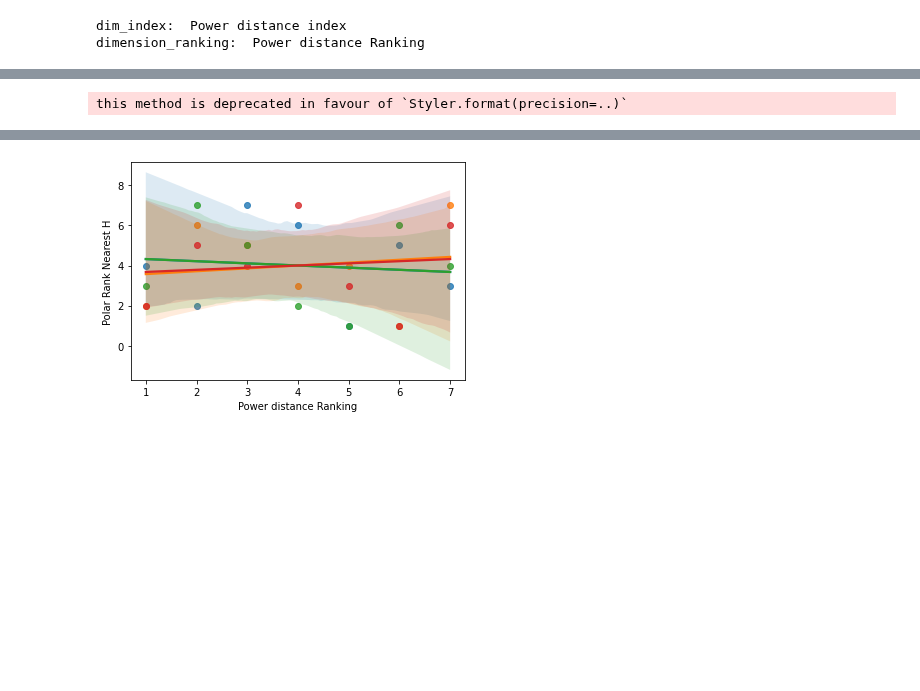
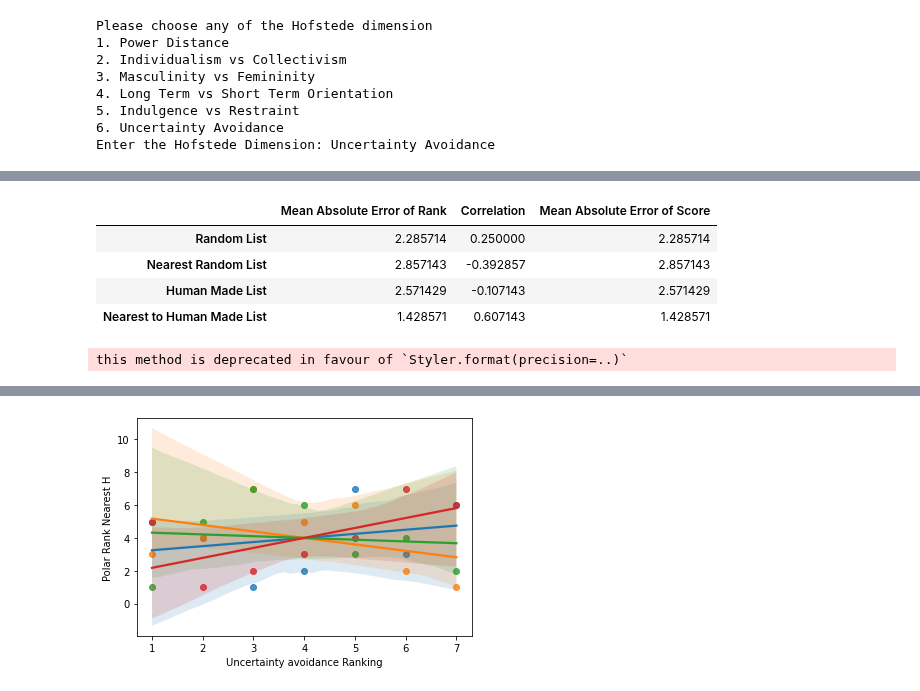
Before and after one commit to sreehari59/POLAR-WEBE, a Jupyter notebook: Hofstede_single_cell_execution.ipynb, the cells around one changed output, grey strips where cells are left out. Cells and saved outputs as stored; diff of their text form; code cells hidden in the pictures; blank space fills up the shorter version.

```diff
--- a/Hofstede_single_cell_execution.ipynb
+++ b/Hofstede_single_cell_execution.ipynb
@@ -168,13 +168,20 @@ list_uncertainity_avoidance = [('clarity','complexity'),('clear','ambiguous'),('
 nearest_human_list_uncertainity_avoidance = [('simplicity', 'complexities'), ('yet', 'vague'), ('particular', 'unclear'), ('homogeneity', 'diverse'), ('agreements', 'variations')]
 
 
+print("Please choose any of the Hofstede dimension")
+print("1. Power Distance")
+print("2. Individualism vs Collectivism")
+print("3. Masculinity vs Femininity")
+print("4. Long Term vs Short Term Orientation")
+print("5. Indulgence vs Restraint")
+print("6. Uncertainty Avoidance")
 
-#Hofstede_dimensions = input("Enter the Hofstede Dimension")
-Hofstede_dimensions = "Power Distance"
+Hofstede_dimensions = input("Enter the Hofstede Dimension: ")
+
 
 # ('Power Distance', 'Individualism vs Collectivism','Masculinity vs Femininity',
 #Long Term vs Short Term Orientation','Indulgence vs Restraint','Uncertainty Avoidance'))
-
+#Hofstede_dimensions = "Individualism vs Collectivism"
 
 new_df = pd.read_csv('/content/drive/MyDrive/Polar Embedding/120 dimension polar embedding.csv')
 fortune_500_company = pd.read_csv('/content/drive/MyDrive/Fortune Global 500 companies.csv',encoding= 'unicode_escape')
@@ -320,8 +327,6 @@ hofstede_df.dropna(axis=0)
 # This merge the company dataframe and Hofstede dataframe over the common column Country
 merged_df = pd.merge(company_df, hofstede_df, how='left', on='Country')
 
-print("dim_index: ",dim_index)
-print("dimension_ranking: ",dimension_ranking)
 ranking_list = []
 for i in range(1, len(merged_df[dim_index]) + 1):
     ranking_list.append(i)
@@ -369,12 +374,23 @@ eval_data = {"Mean Absolute Error of Rank" : MAE,
             }
 
 eval_df = pd.DataFrame(eval_data, index =["Random List", "Nearest Random List","Human Made List","Nearest to Human Made List"])
-eval_df.head()
+display(eval_df)
 
 corr = merged_df.corr()
 corr.style.background_gradient(cmap='coolwarm', axis=None, vmin=-1, vmax=1).highlight_null(null_color='#f1f1f1').set_precision(2)
 # %% [output]
-dim_index:  Power distance index
-dimension_ranking:  Power distance Ranking
+Please choose any of the Hofstede dimension
+1. Power Distance
+2. Individualism vs Collectivism
+3. Masculinity vs Femininity
+4. Long Term vs Short Term Orientation
+5. Indulgence vs Restraint
+6. Uncertainty Avoidance
+Enter the Hofstede Dimension: Uncertainty Avoidance
 [interactive output not drawn]
+|  | Mean Absolute Error of Rank | Correlation | Mean Absolute Error of Score |
+| Random List | 2.285714 | 0.250000 | 2.285714 |
+| Nearest Random List | 2.857143 | -0.392857 | 2.857143 |
+| Human Made List | 2.571429 | -0.107143 | 2.571429 |
+| Nearest to Human Made List | 1.428571 | 0.607143 | 1.428571 |
 this method is deprecated in favour of `Styler.format(precision=..)`
@@ -392 +408 @@ this method is deprecated in favour of `Styler.format(precision=..)`
-[figure, old version]
+[figure, new version]
```
Also changed, not shown: parts of 1 cell of this notebook.
